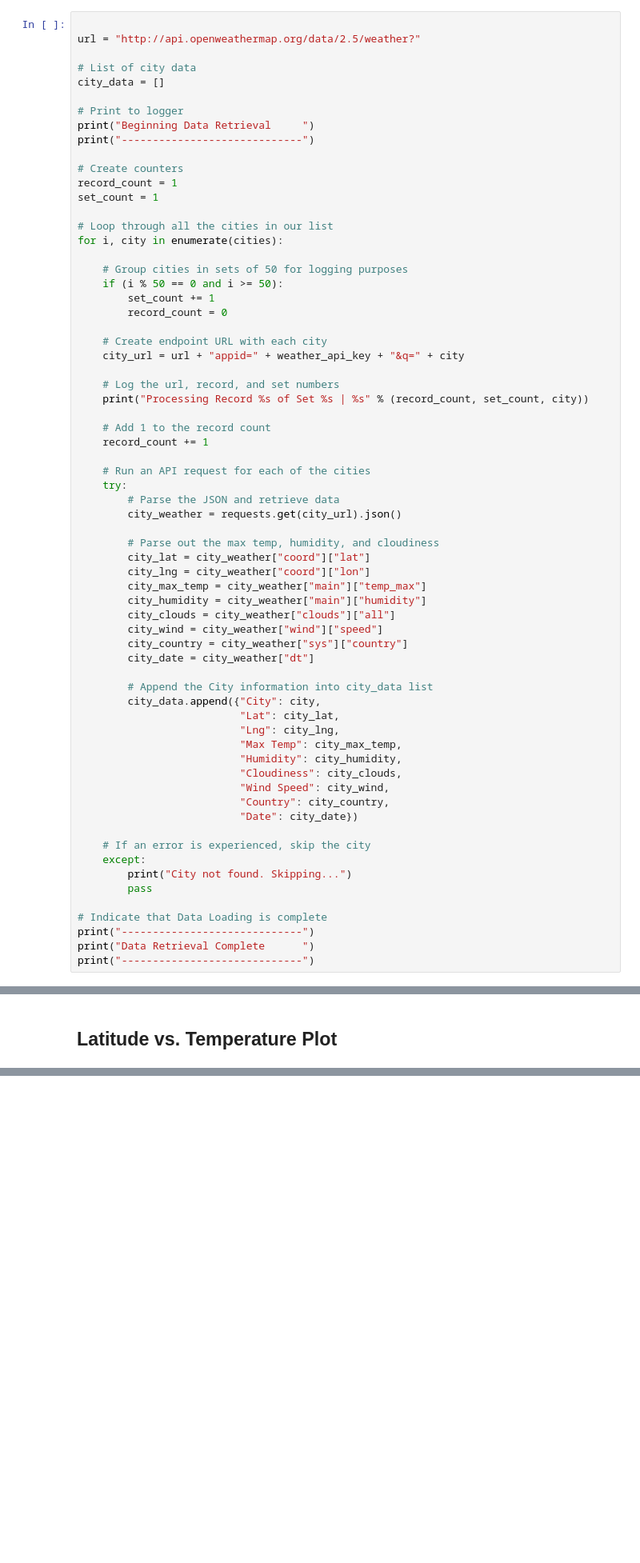
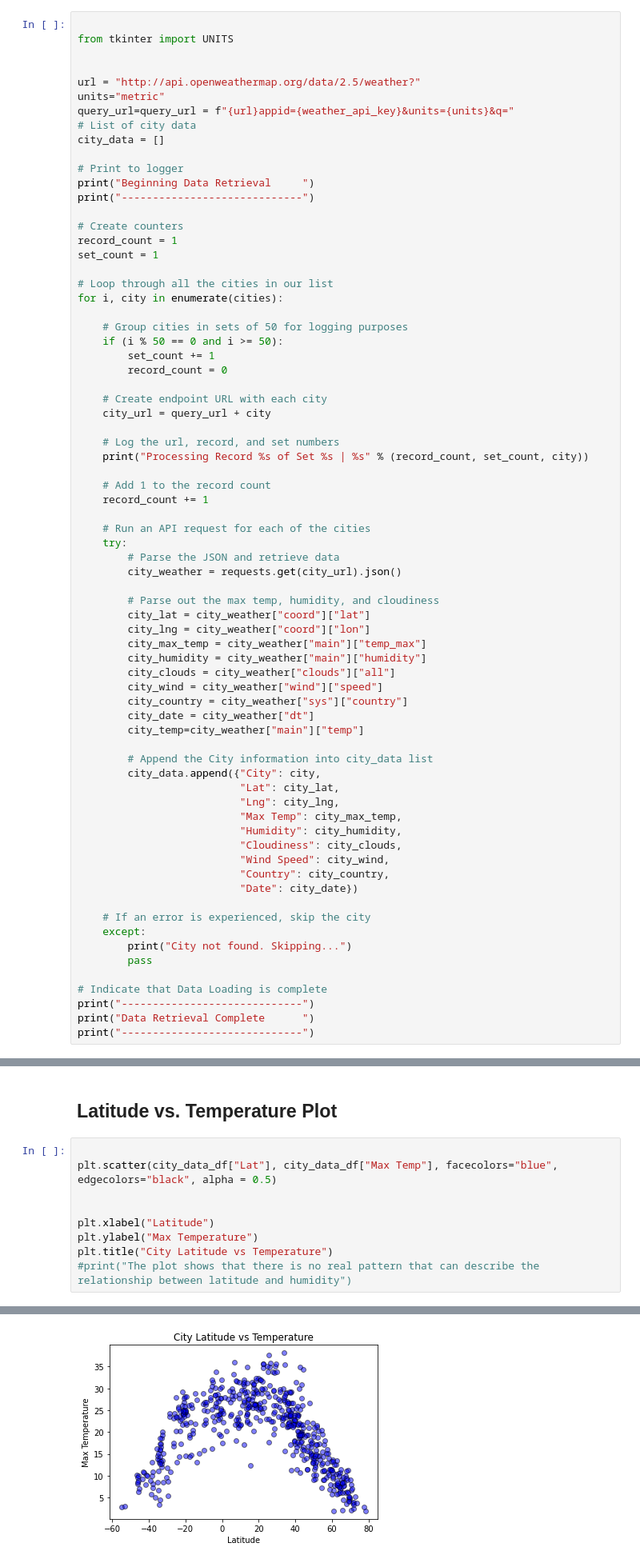
Before and after one commit to yan-ash/python-api-challenge, a Jupyter notebook: WeatherPy/WeatherPy.ipynb, the cells around one changed output, grey strips where cells are left out. Shown: that part at 80% size. Drawn from its saved outputs; the diff is of its cells as text; blank space fills up the shorter version.

```diff
--- a/WeatherPy/WeatherPy.ipynb
+++ b/WeatherPy/WeatherPy.ipynb
@@ -55,8 +56,12 @@ len(cities)
 * Include a print log of each city as it's being processed (with the city number and city name).
 # %%
 
+from tkinter import UNITS
+
+
 url = "http://api.openweathermap.org/data/2.5/weather?"
-
+units="metric"
+query_url=query_url = f"{url}appid={weather_api_key}&units={units}&q="
 # List of city data
 city_data = []
 
@@ -77,7 +82,7 @@ for i, city in enumerate(cities):
         record_count = 0
 
     # Create endpoint URL with each city
-    city_url = url + "appid=" + weather_api_key + "&q=" + city
+    city_url = query_url + city
 
     # Log the url, record, and set numbers
     print("Processing Record %s of Set %s | %s" % (record_count, set_count, city))
@@ -99,6 +104,7 @@ for i, city in enumerate(cities):
         city_wind = city_weather["wind"]["speed"]
         city_country = city_weather["sys"]["country"]
         city_date = city_weather["dt"]
+        city_temp=city_weather["main"]["temp"]
 
         # Append the City information into city_data list
         city_data.append({"City": city,
@@ -160,3 +234,13 @@ clean_city_data.head(20)
 * Save the plotted figures as .pngs.
 # %% [markdown]
 ## Latitude vs. Temperature Plot
+# %%
+
+plt.scatter(city_data_df["Lat"], city_data_df["Max Temp"], facecolors="blue", edgecolors="black", alpha = 0.5)
+
+
+plt.xlabel("Latitude")
+plt.ylabel("Max Temperature")
+plt.title("City Latitude vs Temperature")
+#print("The plot shows that there is no real pattern that can describe the relationship between latitude and humidity")
+# %% [output]
@@ -163,2 +248,3 @@ clean_city_data.head(20)
+[figure, added]
 # %% [markdown]
 ## Latitude vs. Humidity Plot
```
Also changed, not shown: parts of 22 cells of this notebook.
